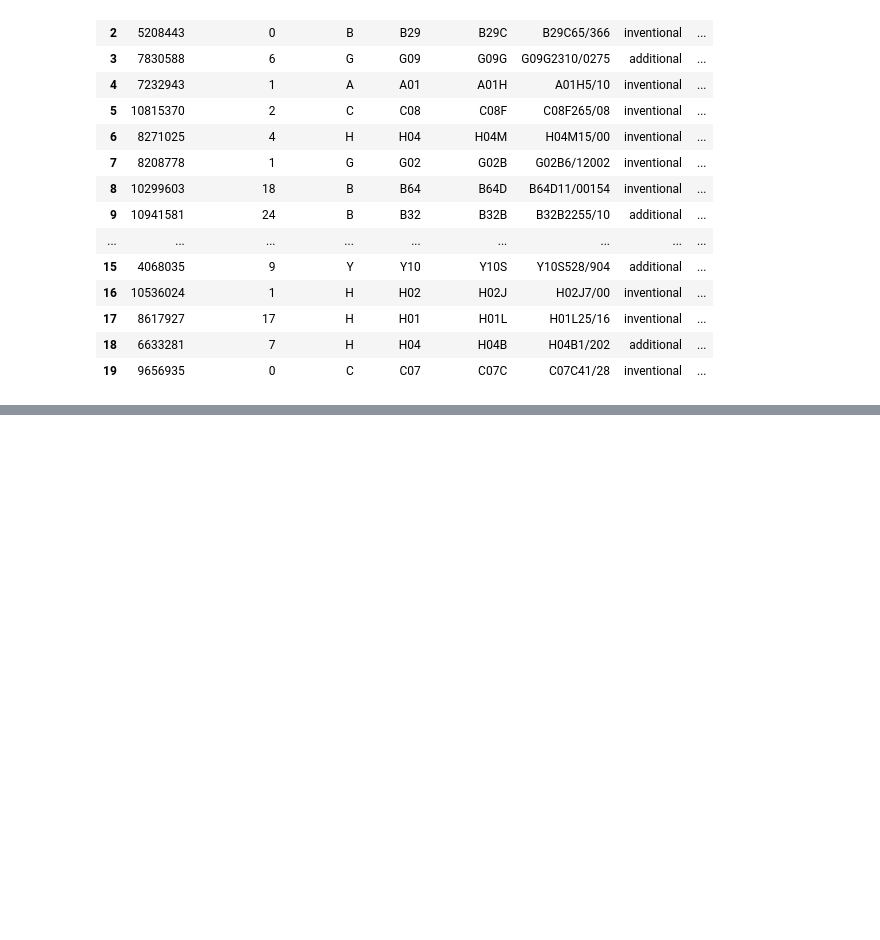
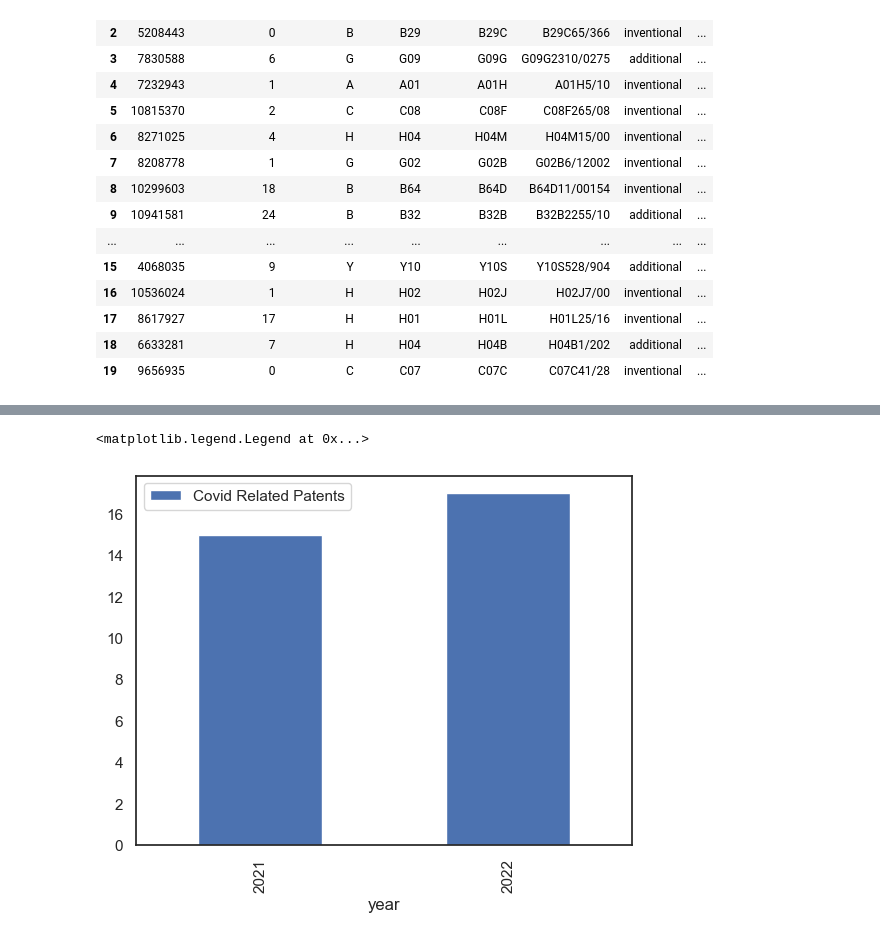
Before and after one commit to emoral435/JupyterPatents, a Jupyter notebook: OnlineMeetingPatents.ipynb, the cells around one changed output, grey strips where cells are left out. Drawn from its saved outputs; the diff is of its cells as text; code cells hidden in the pictures; blank space fills up the shorter version.

```diff
--- a/OnlineMeetingPatents.ipynb
+++ b/OnlineMeetingPatents.ipynb
@@ -112,0 +121,17 @@ tech_df.loc[tech_df['full_patent_details'].str.contains('C', case=False)]
+# %%
+covid_df = tech_df.copy()
+covid_df['patent_title'] = covid_df['patent_title'].astype(str)
+covid_df['patent_abstract'] = covid_df['patent_abstract'].astype(str)
+covid_df['full_patent_details'] = covid_df[['patent_title', 'patent_abstract']].agg(' '.join, axis=1)
+covid_df.drop(columns=["patent_title", "patent_abstract"], axis=1, inplace=True)
+# %%
+total_covid = pd.concat([covid_df.loc[covid_df['full_patent_details'].str.contains('covid', case=False)],
+          covid_df.loc[covid_df['full_patent_details'].str.contains('SARS-Cov-2', case=False)]], ignore_index=True)
+covid_mentions_per_year = total_covid.groupby([total_covid['patent_date'].dt.year.rename('year')]).agg({'count'})
+covid_mentions_per_year.drop(inplace=True, columns=covid_mentions_per_year.columns[1:5])
+# %%
+covid_mentions_per_year.plot(kind="bar")
+plt.legend(["Covid Related Patents"])
+# %% [output]
+<matplotlib.legend.Legend at 0x...>
+[figure, added]
```
Also changed, not shown: parts of 9 cells of this notebook.
